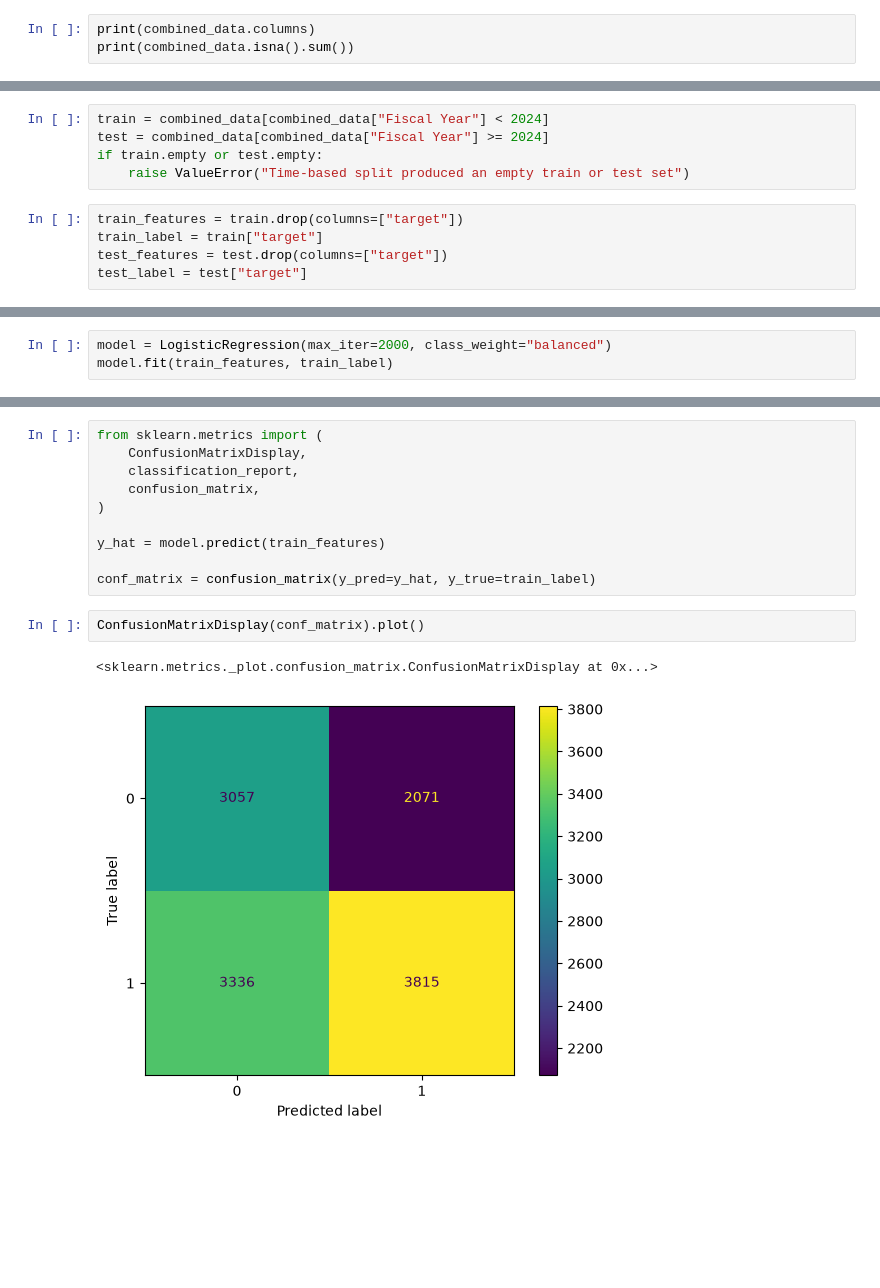
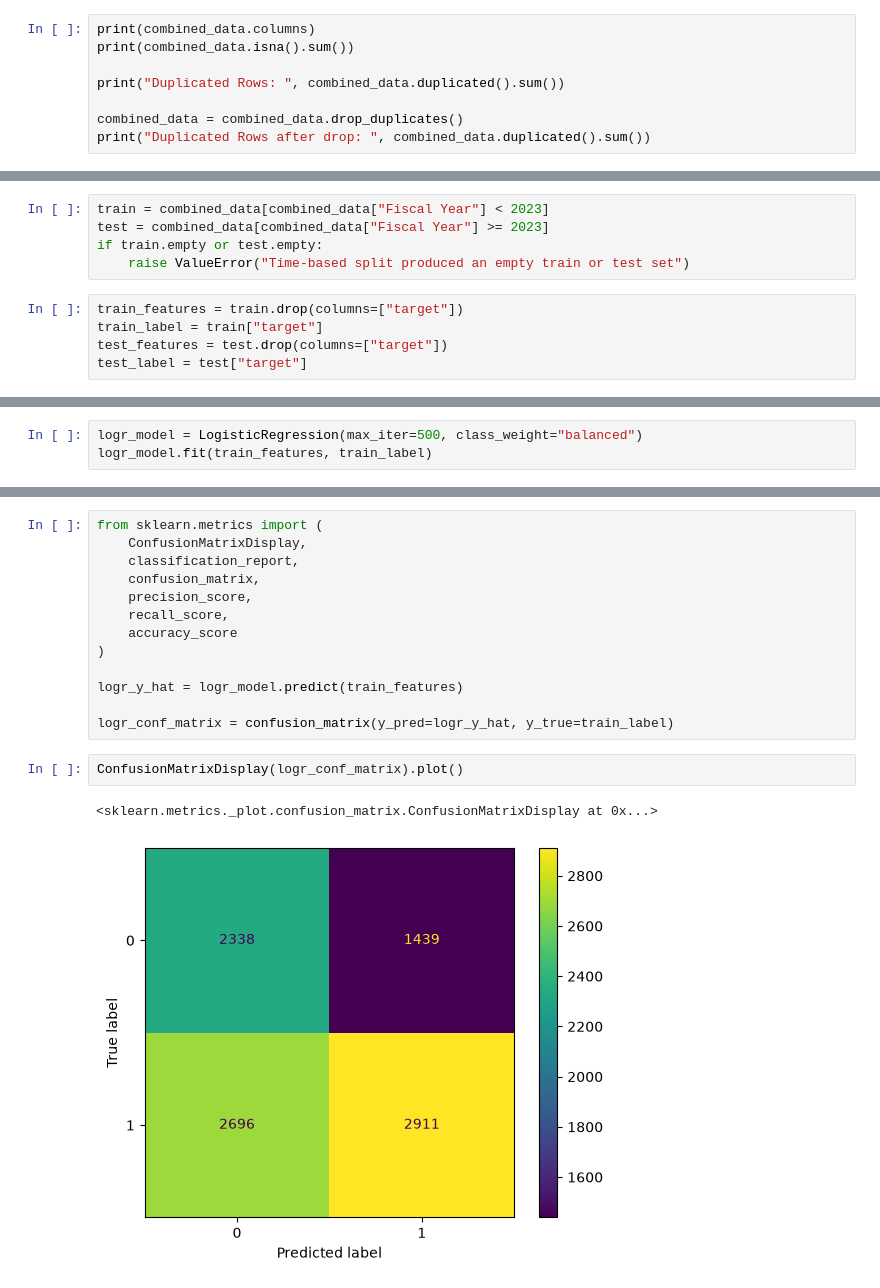
Before and after one commit to karanveerss383/FinFormer, a Jupyter notebook: notebooks/01_baseline.ipynb, the cells around one changed output, grey strips where cells are left out. Saved outputs shown, nothing was run; the diff lists cells and outputs as text; blank space fills up the shorter version.

```diff
--- a/notebooks/01_baseline.ipynb
+++ b/notebooks/01_baseline.ipynb
@@ -72,6 +72,11 @@ combined_data = combined_data.sort_values([combined_data.index.name, "Fiscal Yea
 # %%
 print(combined_data.columns)
 print(combined_data.isna().sum())
+
+print("Duplicated Rows: ", combined_data.duplicated().sum())
+
+combined_data = combined_data.drop_duplicates()
+print("Duplicated Rows after drop: ", combined_data.duplicated().sum())
 # %% [output]
 Index(['Fiscal Year', 'Cash, Cash Equivalents & Short Term Investments',
        'Total Current Assets', 'Property, Plant & Equipment, Net',
@@ -113,6 +131,6 @@ I train on years before 2024 and test on later years. This keeps later filings o
 # %%
-train = combined_data[combined_data["Fiscal Year"] < 2024]
-test = combined_data[combined_data["Fiscal Year"] >= 2024]
+train = combined_data[combined_data["Fiscal Year"] < 2023]
+test = combined_data[combined_data["Fiscal Year"] >= 2023]
 if train.empty or test.empty:
     raise ValueError("Time-based split produced an empty train or test set")
 # %%
@@ -127,6 +145,6 @@ I start with logistic regression to get a simple baseline from one-year snapshot
 # %%
-model = LogisticRegression(max_iter=2000, class_weight="balanced")
-model.fit(train_features, train_label)
+logr_model = LogisticRegression(max_iter=500, class_weight="balanced")
+logr_model.fit(train_features, train_label)
 # %% [output]
 STOP: TOTAL NO. OF ITERATIONS REACHED LIMIT
 
@@ -142,16 +160,19 @@ from sklearn.metrics import (
     ConfusionMatrixDisplay,
     classification_report,
     confusion_matrix,
+    precision_score,
+    recall_score,
+    accuracy_score
 )
 
-y_hat = model.predict(train_features)
+logr_y_hat = logr_model.predict(train_features)
 
-conf_matrix = confusion_matrix(y_pred=y_hat, y_true=train_label)
+logr_conf_matrix = confusion_matrix(y_pred=logr_y_hat, y_true=train_label)
 # %%
-ConfusionMatrixDisplay(conf_matrix).plot()
+ConfusionMatrixDisplay(logr_conf_matrix).plot()
 # %% [output]
 <sklearn.metrics._plot.confusion_matrix.ConfusionMatrixDisplay at 0x...>
-[figure, old version]
+[figure, new version]
 # %% [markdown]
 ## Classification reports
 
```
Also changed, not shown: parts of 40 cells of this notebook, 1 other file.
